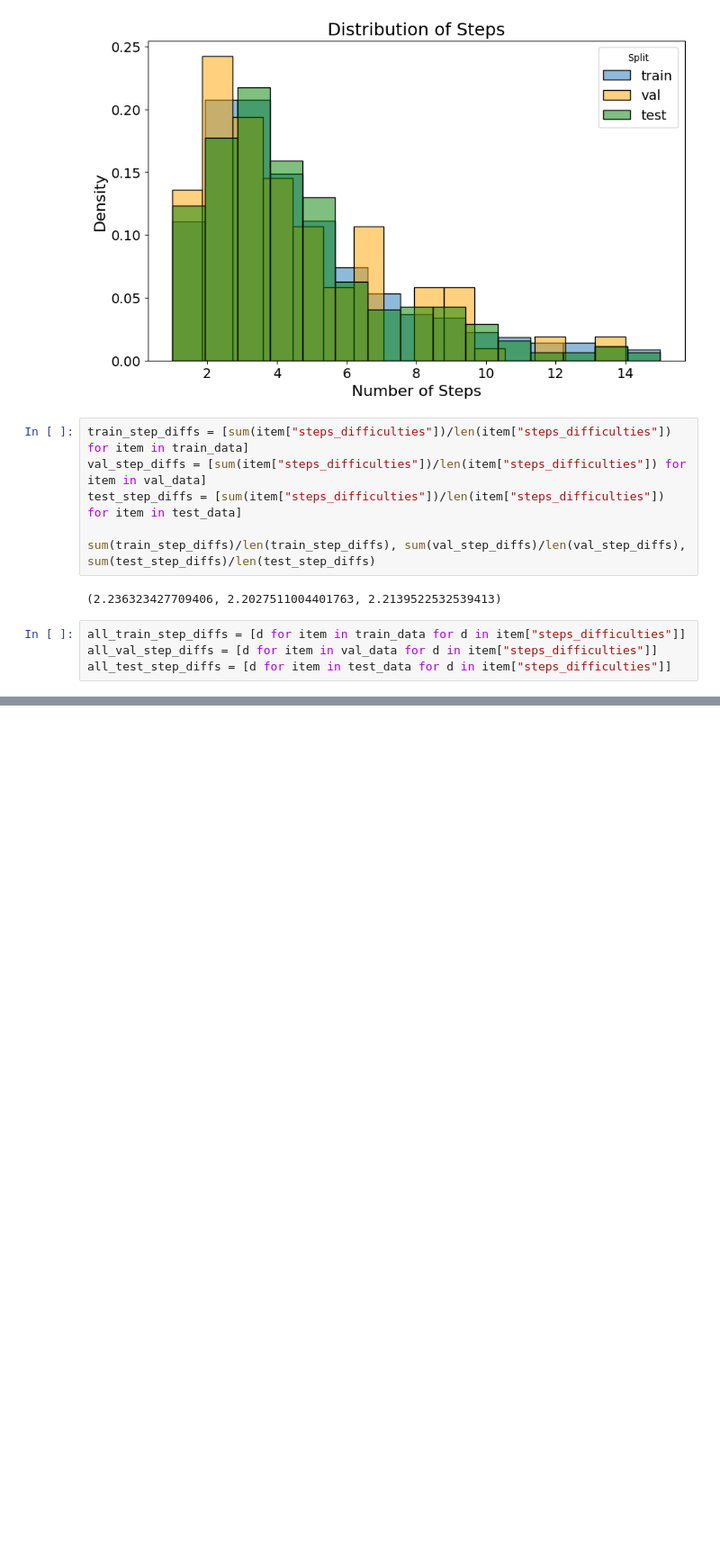
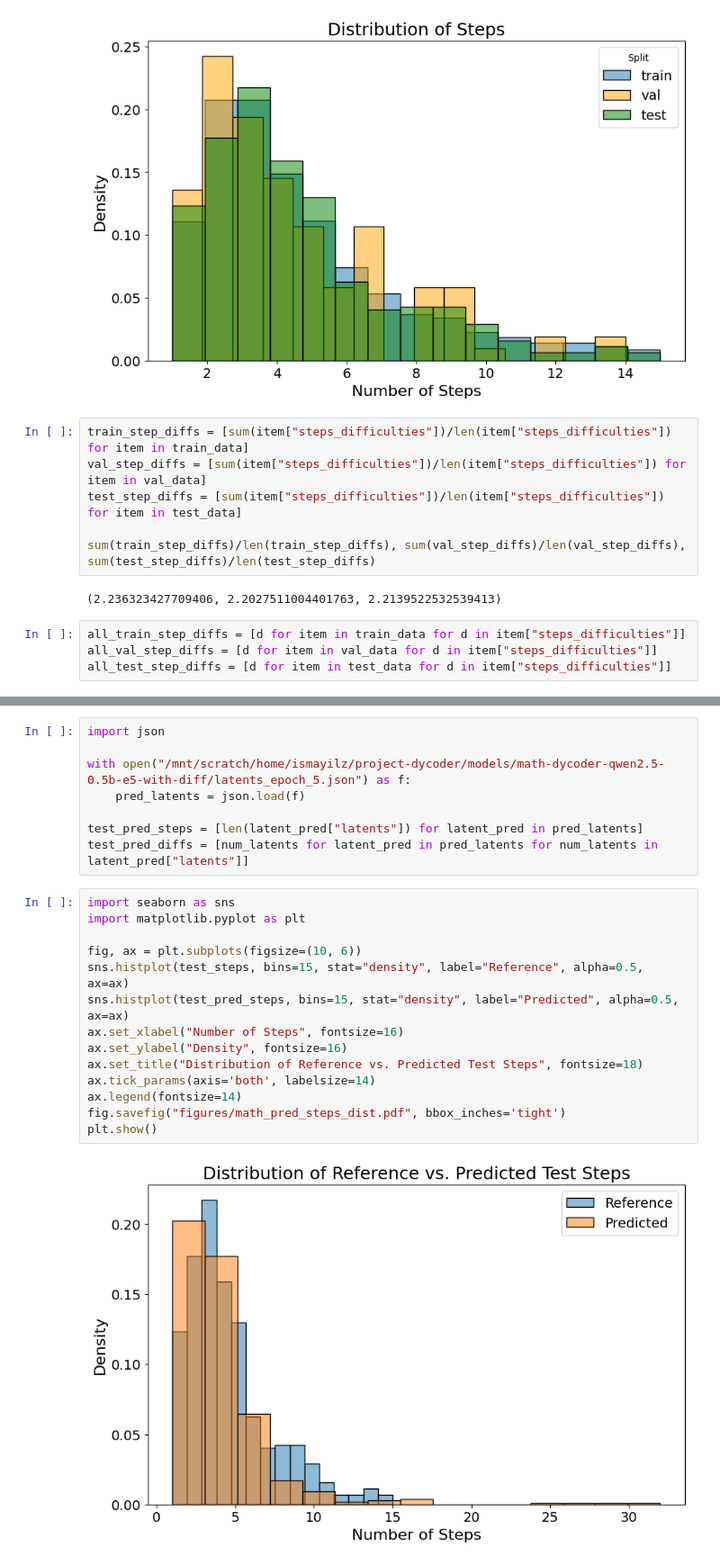
Before and after one commit to mismayil/coconut, a Jupyter notebook: math_data.ipynb, the cells around one changed output, grey strips where cells are left out. Shown at 90% size. Saved outputs shown, nothing was run; the diff lists cells and outputs as text; blank space fills up the shorter version.

Commit message:
add more figures

```diff
--- a/math_data.ipynb
+++ b/math_data.ipynb
@@ -307,3 +307,27 @@ fig.savefig("figures/math_step_difficulty_dist.pdf", bbox_inches='tight')
 plt.show()
 # %% [output]
 [figure]
+# %%
+import json
+
+with open("/mnt/scratch/home/ismayilz/project-dycoder/models/math-dycoder-qwen2.5-0.5b-e5-with-diff/latents_epoch_5.json") as f:
+    pred_latents = json.load(f)
+
+test_pred_steps = [len(latent_pred["latents"]) for latent_pred in pred_latents]
+test_pred_diffs = [num_latents for latent_pred in pred_latents for num_latents in latent_pred["latents"]]
+# %%
+import seaborn as sns
+import matplotlib.pyplot as plt
+
+fig, ax = plt.subplots(figsize=(10, 6))
+sns.histplot(test_steps, bins=15, stat="density", label="Reference", alpha=0.5, ax=ax)
+sns.histplot(test_pred_steps, bins=15, stat="density", label="Predicted", alpha=0.5, ax=ax)
+ax.set_xlabel("Number of Steps", fontsize=16)
+ax.set_ylabel("Density", fontsize=16)
+ax.set_title("Distribution of Reference vs. Predicted Test Steps", fontsize=18)
+ax.tick_params(axis='both', labelsize=14)
+ax.legend(fontsize=14)
+fig.savefig("figures/math_pred_steps_dist.pdf", bbox_inches='tight')
+plt.show()
+# %% [output]
+[figure, added]
```
Also changed, not shown: parts of 2 cells of this notebook, 2 other files.
